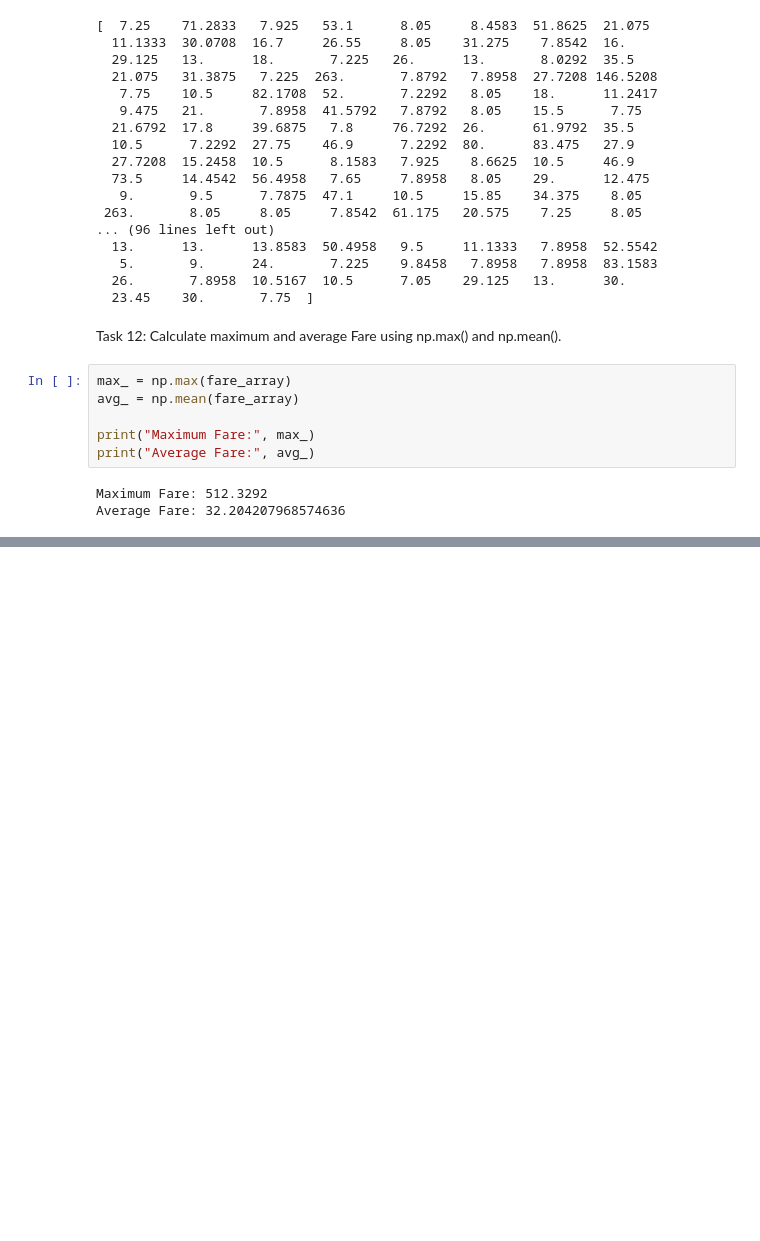
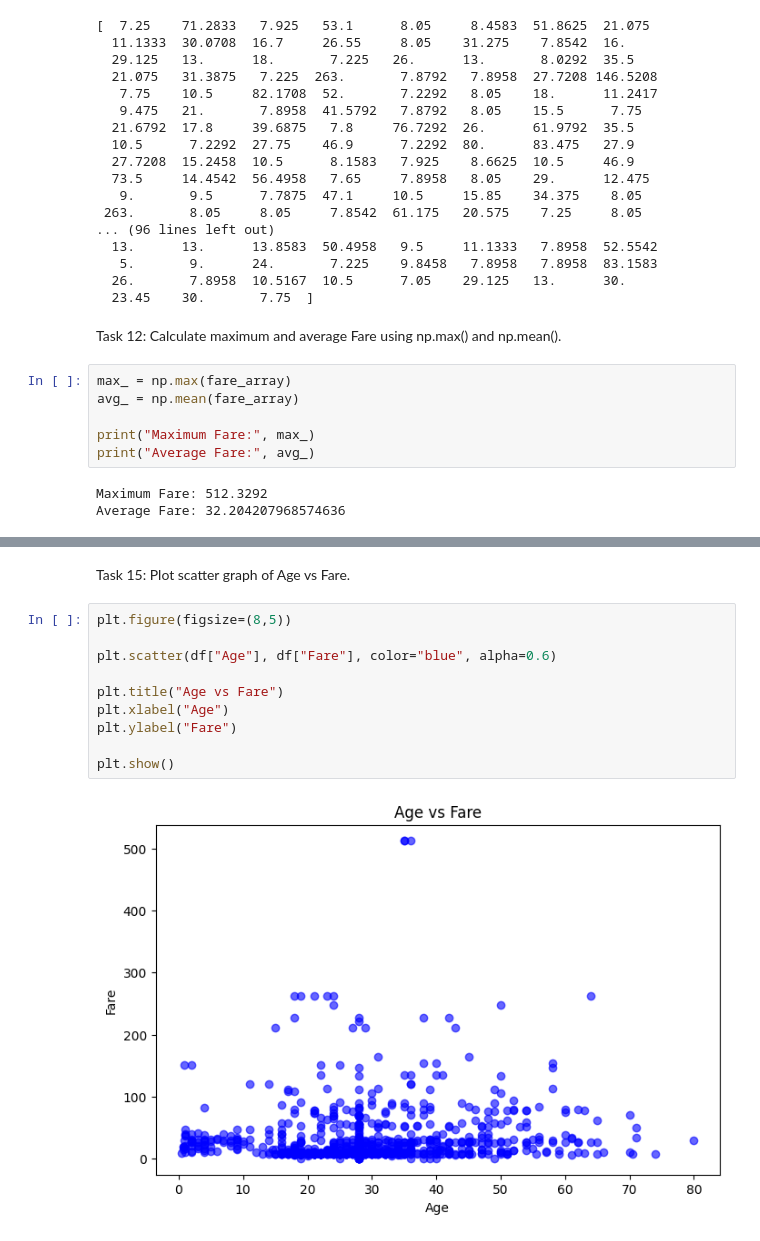
Before and after one commit to co23f013-ai/CSL701-CE-18_Machine-Learning-Lab, a Jupyter notebook: MLEXP1.ipynb, the cells around one changed output, grey strips where cells are left out. Saved outputs shown, nothing was run; the diff lists cells and outputs as text; blank space fills up the shorter version.

```diff
--- a/MLEXP1.ipynb
+++ b/MLEXP1.ipynb
@@ -200,0 +232,14 @@ Average Fare: 32.204207968574636
+# %% [markdown]
+Task 15: Plot scatter graph of Age vs Fare.
+# %%
+plt.figure(figsize=(8,5))
+
+plt.scatter(df["Age"], df["Fare"], color="blue", alpha=0.6)
+
+plt.title("Age vs Fare")
+plt.xlabel("Age")
+plt.ylabel("Fare")
+
+plt.show()
+# %% [output]
+[figure, added]
```
Also changed, not shown: parts of 4 cells of this notebook.
